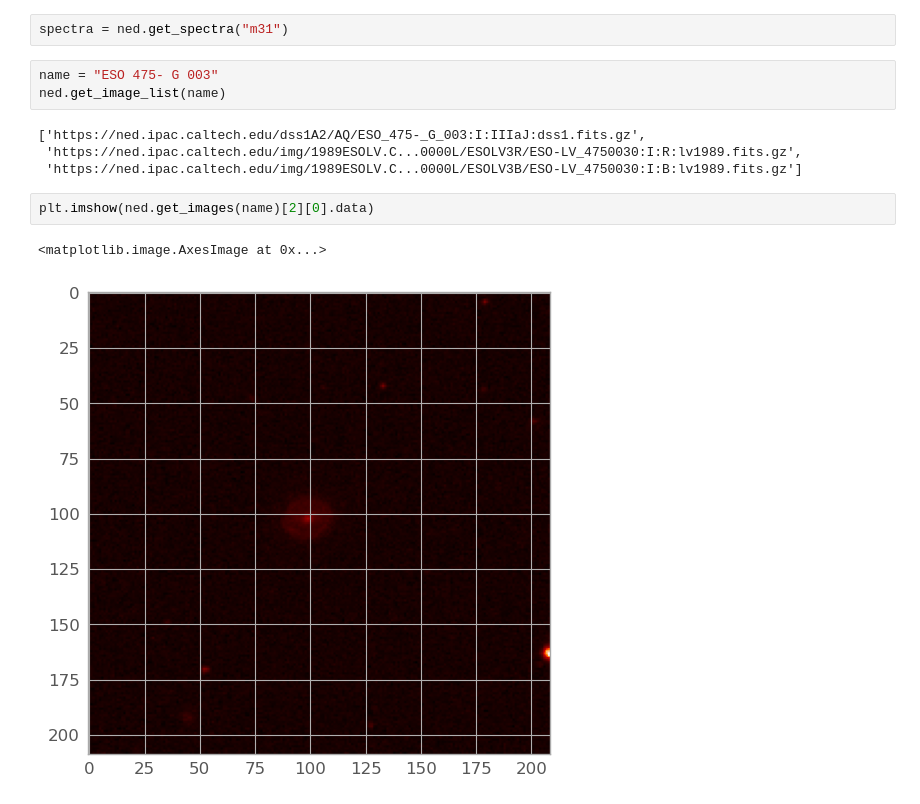
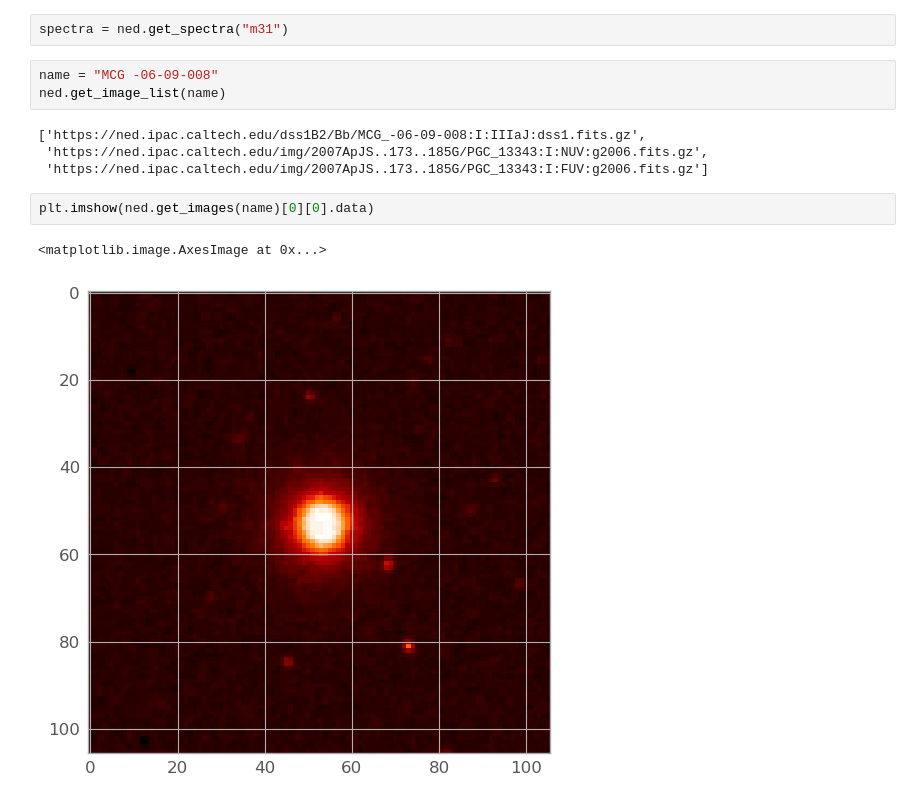
Before and after one commit to Luke-A-C-Roberts/Project, a Jupyter notebook: Testing/DataGathering/Untitled.ipynb, the cells around one changed output. Saved outputs shown, nothing was run; the diff lists cells and outputs as text.

```diff
--- a/Testing/DataGathering/Untitled.ipynb
+++ b/Testing/DataGathering/Untitled.ipynb
@@ -104,14 +101,14 @@ Table length=1
 # %%
 spectra = ned.get_spectra("m31")
 # %%
-name = "ESO 475- G 003"
+name = "MCG -06-09-008"
 ned.get_image_list(name)
 # %% [output]
-['https://ned.ipac.caltech.edu/dss1A2/AQ/ESO_475-_G_003:I:IIIaJ:dss1.fits.gz',
- 'https://ned.ipac.caltech.edu/img/1989ESOLV.C...0000L/ESOLV3R/ESO-LV_4750030:I:R:lv1989.fits.gz',
- 'https://ned.ipac.caltech.edu/img/1989ESOLV.C...0000L/ESOLV3B/ESO-LV_4750030:I:B:lv1989.fits.gz']
+['https://ned.ipac.caltech.edu/dss1B2/Bb/MCG_-06-09-008:I:IIIaJ:dss1.fits.gz',
+ 'https://ned.ipac.caltech.edu/img/2007ApJS..173..185G/PGC_13343:I:NUV:g2006.fits.gz',
+ 'https://ned.ipac.caltech.edu/img/2007ApJS..173..185G/PGC_13343:I:FUV:g2006.fits.gz']
 # %%
-plt.imshow(ned.get_images(name)[2][0].data)
+plt.imshow(ned.get_images(name)[0][0].data)
 # %% [output]
 <matplotlib.image.AxesImage at 0x...>
-[figure, old version]
+[figure, new version]
```
Also changed, not shown: parts of 6 cells of this notebook, 31 other files.
